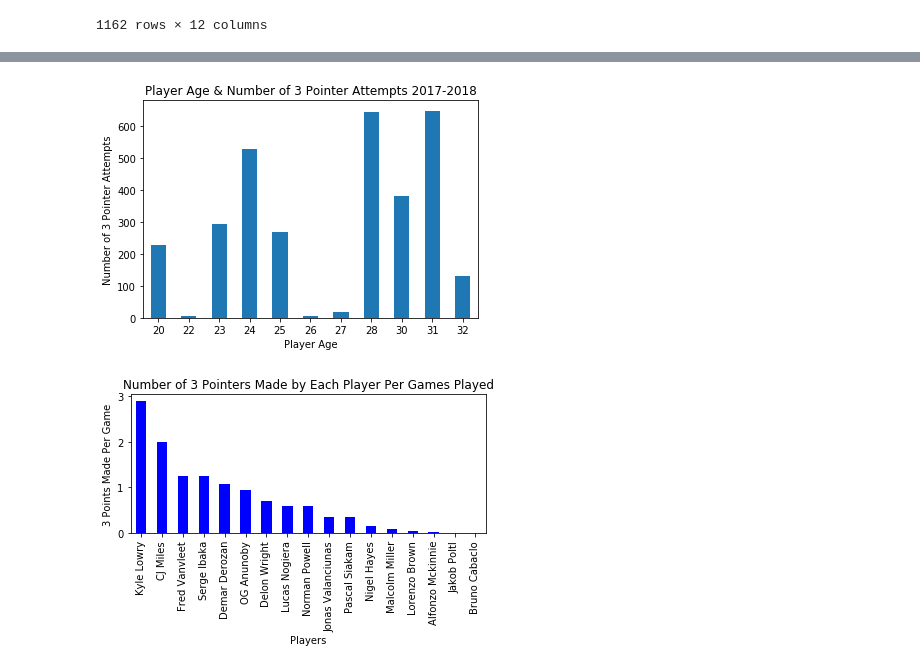
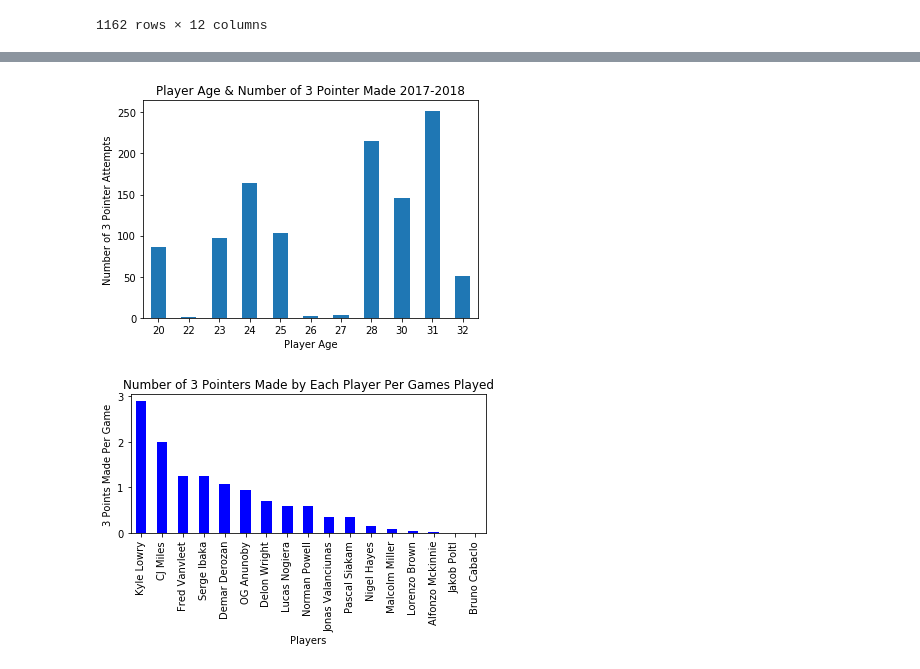
Before and after one commit to jferna73/project-one-, a Jupyter notebook: Data- Daniel/2017-2018 DataFrame.ipynb, the cells around one changed output, grey strips where cells are left out. Saved outputs shown, nothing was run; the diff lists cells and outputs as text; code cells hidden in the pictures.

```diff
--- a/Data- Daniel/2017-2018 DataFrame.ipynb
+++ b/Data- Daniel/2017-2018 DataFrame.ipynb
@@ -787,19 +803,19 @@ age_df.count()
 # %%
 # Age:
 # Player age and Number of Three Pointers Attempted
 new_df.groupby(['Age'])
 age_df = new_df.groupby(['Age'])
-vals = age_df['3PA'].sum()
+vals = age_df['3P'].sum()
 vals.plot.bar(x=age_df.count().index, y=['3PA'], rot=0)
 # Tell matplotlib where we would like to place each of our x axis headers
 x_axis = np.arange(len(age_df['Age']))
 # Give our chart some labels and a tile
-plt.title("Player Age & Number of 3 Pointer Attempts 2017-2018")
+plt.title("Player Age & Number of 3 Pointer Made 2017-2018")
 plt.xlabel("Player Age")
 plt.ylabel("Number of 3 Pointer Attempts")
-plt.savefig("Player Age & Number of 3 Pointer Attempts 2017-2018")
+plt.savefig("Player Age & Number of 3 Pointer Made 2017-2018")
 # %% [output]
-[figure, old version]
+[figure, new version]
 # %%
 # Finding the number of 3 pointers made by each players per games played
 threes_per_player_df = pd.DataFrame({"3 Points Made": players_name_group.sum()['3P'],
```
Also changed, not shown: parts of 1 cell of this notebook, 1 other file.
